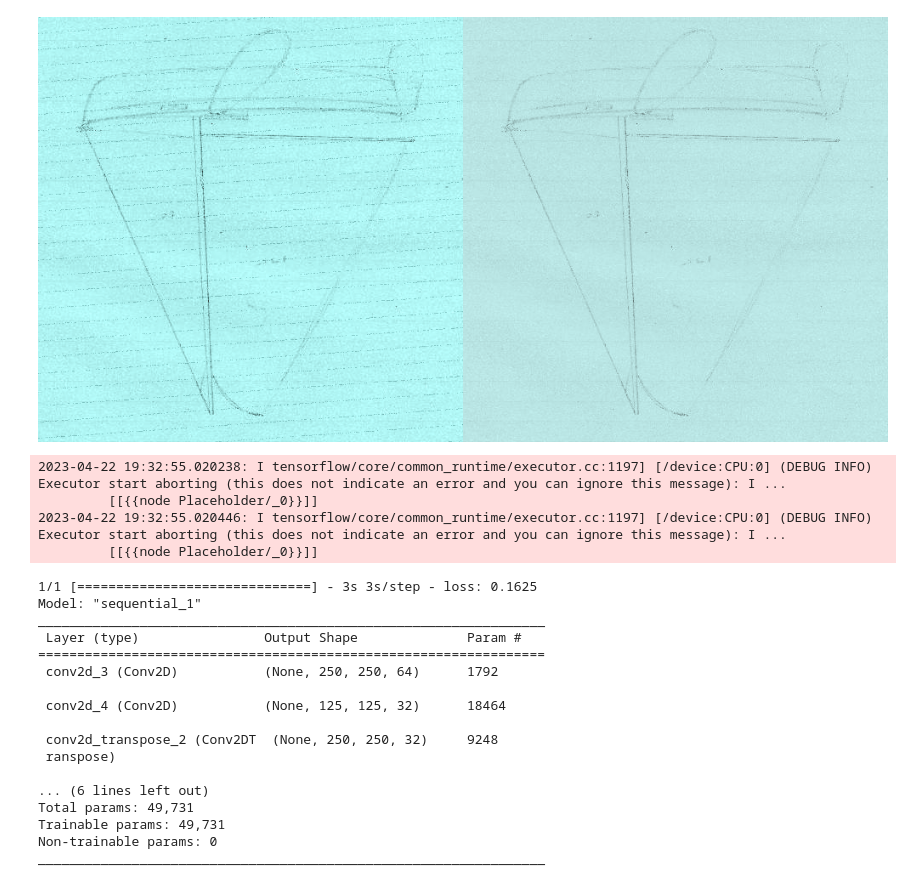
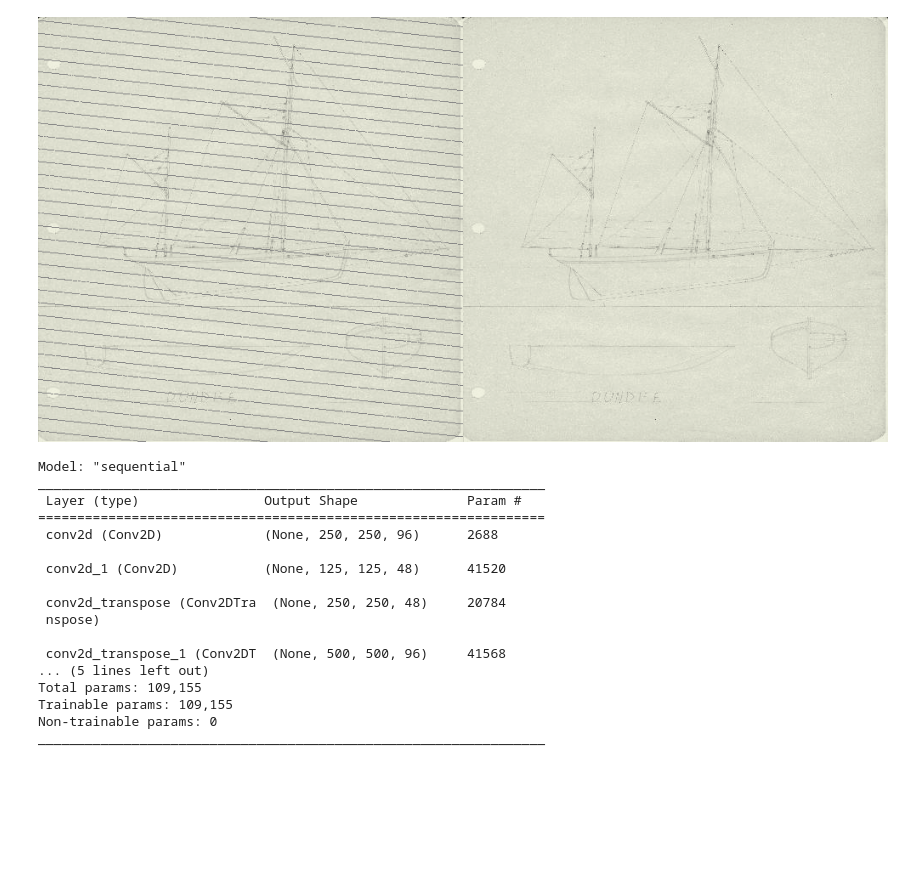
Before and after one commit to ljbelenky/line_remover, a Jupyter notebook: dataset_training.ipynb, the cells around one changed output. Drawn from its saved outputs; the diff is of its cells as text; code cells hidden in the pictures; blank space fills up the shorter version.

```diff
--- a/dataset_training.ipynb
+++ b/dataset_training.ipynb
@@ -25,24 +32,26 @@ def get_image(image):
 # %%
 def add_lines(image):
     image = (image*255)
-    color_shift = np.clip(np.random.uniform(.8, 1.1, 3), 0,1)
+    color_shift = np.clip(np.random.uniform(.85, 1.1, 3), 0,1)
     i = image = (image*color_shift).astype('uint8')
     image = Image.fromarray(image.numpy())
-    image = ImageEnhance.Contrast(image).enhance(2)
+#     image = ImageEnhance.Contrast(image).enhance(2)
     i_size = image.size
 
     kwargs = {'shape': i_size,
-  'line_width': np.random.randint(1,4),
+  'line_width': np.clip(np.random.randint(-2,3),1,4),
   'lines': np.random.randint(15,40),
   'v_offset': np.random.random(),
-  'raggedness': .3 + np.random.random()/2,
-  'color': np.random.randint(200, 256),
+  'raggedness': -.15 + np.random.random()/2,
+  'color': np.random.randint(100, 175),
   'color_variation': np.random.randint(-15, 16),
-  'angle': np.random.randint(-10, 11)}
+  'angle': np.random.randint(-7, 8)}
     rg = RulerGenerator(**kwargs)
-    image = Image.blend(image, rg.image, .2)
+#     image = Image.blend(image, rg.image, .2)
+    merged_image = np.stack([i,np.array(rg.image)], axis=3)
+    merged_image = merged_image.min(axis=3)
 
-    return image, i
+    return merged_image, i
 
 def tf_add_lines(image):
     [j,i] = tf.py_function(add_lines, [image],[tf.uint8, tf.uint8])# [tf.float32, tf.float32])
@@ -55,10 +64,11 @@ image_ds = list_ds.map(get_image)
 image_ds = image_ds.map(tf.image.random_flip_left_right)
 image_ds = image_ds.map(tf.image.random_flip_up_down)
 train_ds = image_ds.map(tf_add_lines)
-x, y = next(iter(train_ds.take(1)))
+train_ds = train_ds.batch(8)
 train_ds = train_ds.repeat()
-train_ds = train_ds.shuffle(buffer_size=40)
-train_ds = train_ds.batch(4)
-merge_images(Image.fromarray((x.numpy()*255).astype('uint8')),
-             Image.fromarray((y.numpy()*255).astype('uint8')))
+
+x,y = next(iter(train_ds))
+x=(x.numpy()[0]*255).astype('uint8')
+y=(y.numpy()[0]*255).astype('uint8')
+merge_images(Image.fromarray(x), Image.fromarray(y))
 # %% [output]
@@ -68,7 +78,7 @@ merge_images(Image.fromarray((x.numpy()*255).astype('uint8')),
          [[{{node Placeholder/_0}}]]
-[figure, old version]
+[figure, new version]
 # %%
-n=32
+n=48
 model = tf.keras.Sequential([
       layers.Input(shape=(500, 500, 3)),
       layers.Conv2D(2*n, (3, 3), activation='relu', padding='same', strides=2),
@@ -76,33 +86,26 @@ model = tf.keras.Sequential([
       layers.Conv2DTranspose(n, kernel_size=3, strides=2, activation='relu', padding='same'),
       layers.Conv2DTranspose(2*n, kernel_size=3, strides=2, activation='relu', padding='same'),
       layers.Conv2D(3, kernel_size=(3,3), activation='sigmoid', padding='same'),
-#       layers.Dense(3, activation='linear'),
-#       layers.Reshape((500,500,3))
-#       layers.Activation('linear')
 ])
 
 model.compile(optimizer='adam', loss=losses.MeanSquaredError())
-model.fit(train_ds, steps_per_epoch=1, epochs=1)
+# model.fit(train_ds, steps_per_epoch=1, epochs=1)
 model.summary()
 # %% [output]
-2023-04-22 19:32:55.020238: I tensorflow/core/common_runtime/executor.cc:1197] [/device:CPU:0] (DEBUG INFO) Executor start aborting (this does not indicate an error and you can ignore this message): I ...
-         [[{{node Placeholder/_0}}]]
-2023-04-22 19:32:55.020446: I tensorflow/core/common_runtime/executor.cc:1197] [/device:CPU:0] (DEBUG INFO) Executor start aborting (this does not indicate an error and you can ignore this message): I ...
-         [[{{node Placeholder/_0}}]]
+Model: "sequential"
+_________________________________________________________________
+ Layer (type)                Output Shape              Param #
+=================================================================
+ conv2d (Conv2D)             (None, 250, 250, 96)      2688
+
+ conv2d_1 (Conv2D)           (None, 125, 125, 48)      41520
+
+ conv2d_transpose (Conv2DTra  (None, 250, 250, 48)     20784
+ nspose)
+
+ conv2d_transpose_1 (Conv2DT  (None, 500, 500, 96)     41568
+... (5 lines left out)
+Total params: 109,155
+Trainable params: 109,155
+Non-trainable params: 0
+_________________________________________________________________
-1/1 [==============================] - 3s 3s/step - loss: 0.1625
-Model: "sequential_1"
-_________________________________________________________________
- Layer (type)                Output Shape              Param #
-=================================================================
- conv2d_3 (Conv2D)           (None, 250, 250, 64)      1792
-
- conv2d_4 (Conv2D)           (None, 125, 125, 32)      18464
-
- conv2d_transpose_2 (Conv2DT  (None, 250, 250, 32)     9248
- ranspose)
-
-... (6 lines left out)
-Total params: 49,731
-Trainable params: 49,731
-Non-trainable params: 0
-_________________________________________________________________
```
Also changed, not shown: parts of 15 cells of this notebook, 1 other file.
